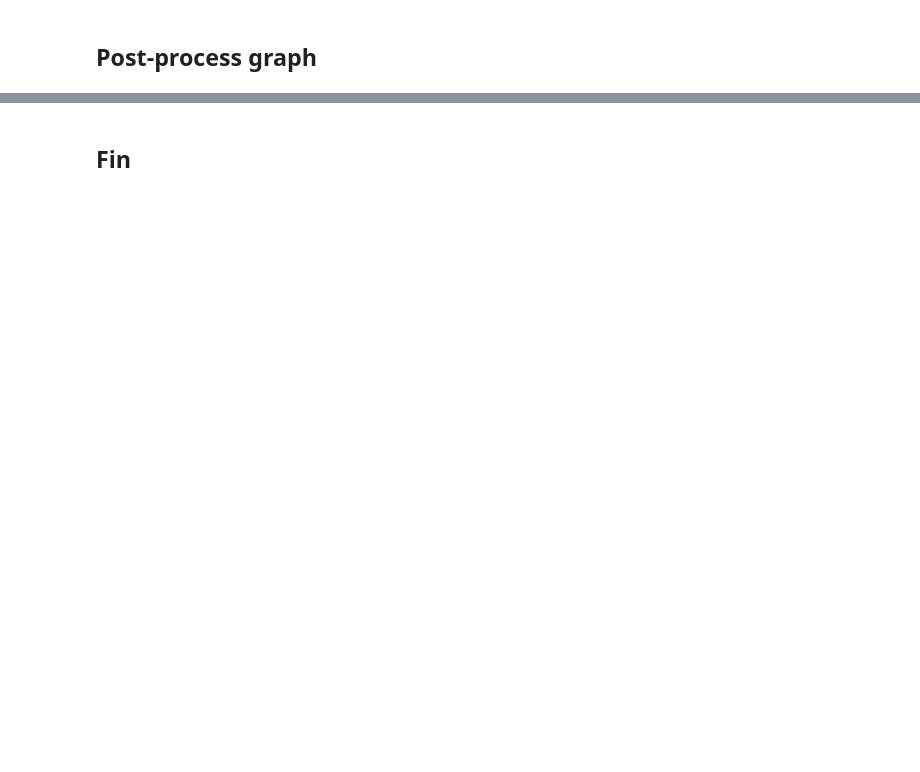
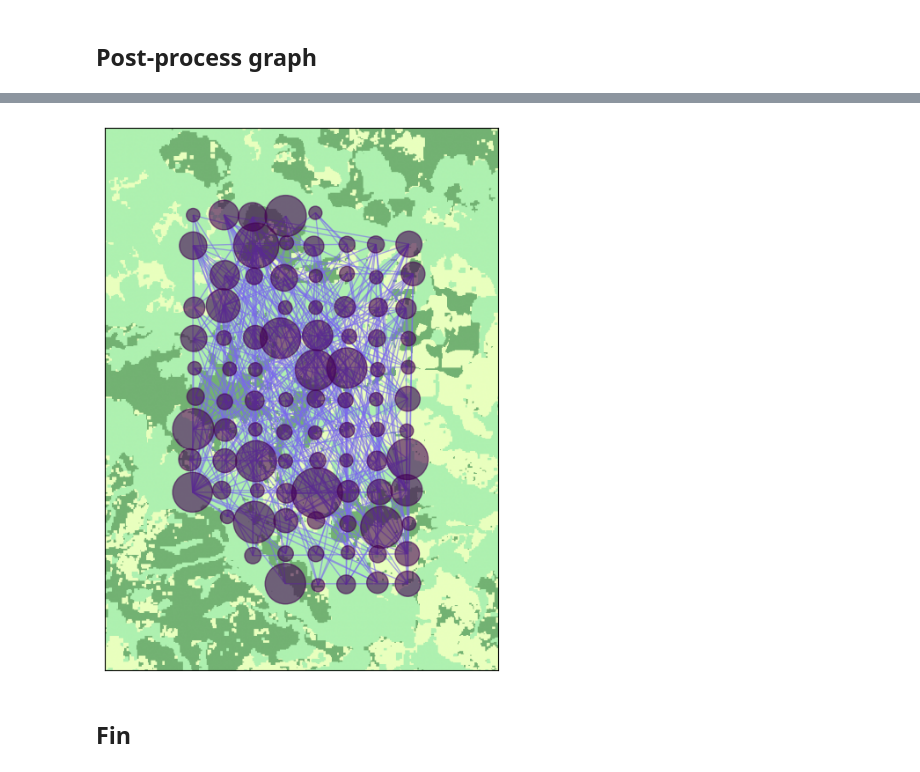
Before and after one commit to andrescastro-itm/GNN_ecoacoustic, a Jupyter notebook: GVAE_eval.ipynb, the cells around one changed output, grey strips where cells are left out. Saved outputs shown, nothing was run; the diff lists cells and outputs as text; code cells hidden in the pictures; blank space fills up the shorter version.

Commit message:
Add map overlay with centrality per node

```diff
--- a/GVAE_eval.ipynb
+++ b/GVAE_eval.ipynb
@@ -303,2 +383,58 @@ plt.show()
+# %%
+from matplotlib.colors import LinearSegmentedColormap
+import rasterio
+from rasterio.plot import show
+
+# Extract latitudes and longitudes from dataframe
+locations = df_map.reset_index().rename(columns={'index': 'name'})
+lats = locations['latitude_IG'].values
+lons = locations['longitud_IG'].values
+
+bounds = (np.min(lats), np.max(lats), np.min(lons), np.max(lons))
+
+colors = [(115/255,178/255,115/255),(233/255,255/255,190/255), (174/255,241/255,176/255)]
+cmap = LinearSegmentedColormap.from_list('my_cmp', colors, N=3)
+
+
+tif_path = r'./data/wgs84.tif'
+
+img = rasterio.open(tif_path)
+
+fig, ax = plt.subplots(figsize = (8, 8))
+
+# plt.title("COB")
+r = rasterio.plot.show(img, cmap=cmap, ax=ax)
+
+# im = r.get_images()[0]
+# fig.colorbar(im, ax=ax)
+
+centrality = nx.betweenness_centrality(H, k=10, endpoints=True)
+
+# # compute community structure
+# lpc = nx.community.label_propagation_communities(H)
+# community_index = {n: i for i, com in enumerate(lpc) for n in com}
+
+#### draw graph ####
+node_color = [0 for n in H]
+node_size = [v * 10000 for v in centrality.values()]
+nx.draw_networkx(
+    H,
+    pos=positions,
+    with_labels=False,
+    node_color=node_color,
+    node_size=node_size,
+    edge_color="mediumslateblue", #https://graphviz.org/pdf/dotguide.pdf
+    alpha=0.6,
+)
+
+
+margin = 0.01
+ax.set_xlim(bounds[2]-margin, bounds[3]+margin)
+ax.set_ylim(bounds[0]-margin, bounds[1]+margin)
+
+fig.savefig(f'./results/graph_eb_geo_{features}.pdf', transparent=True, dpi=300,bbox_inches='tight',pad_inches=-0.4)
+plt.show()
+# %% [output]
+[figure, added]
 # %% [markdown]
 ## Fin
```
Also changed, not shown: parts of 19 cells of this notebook.
